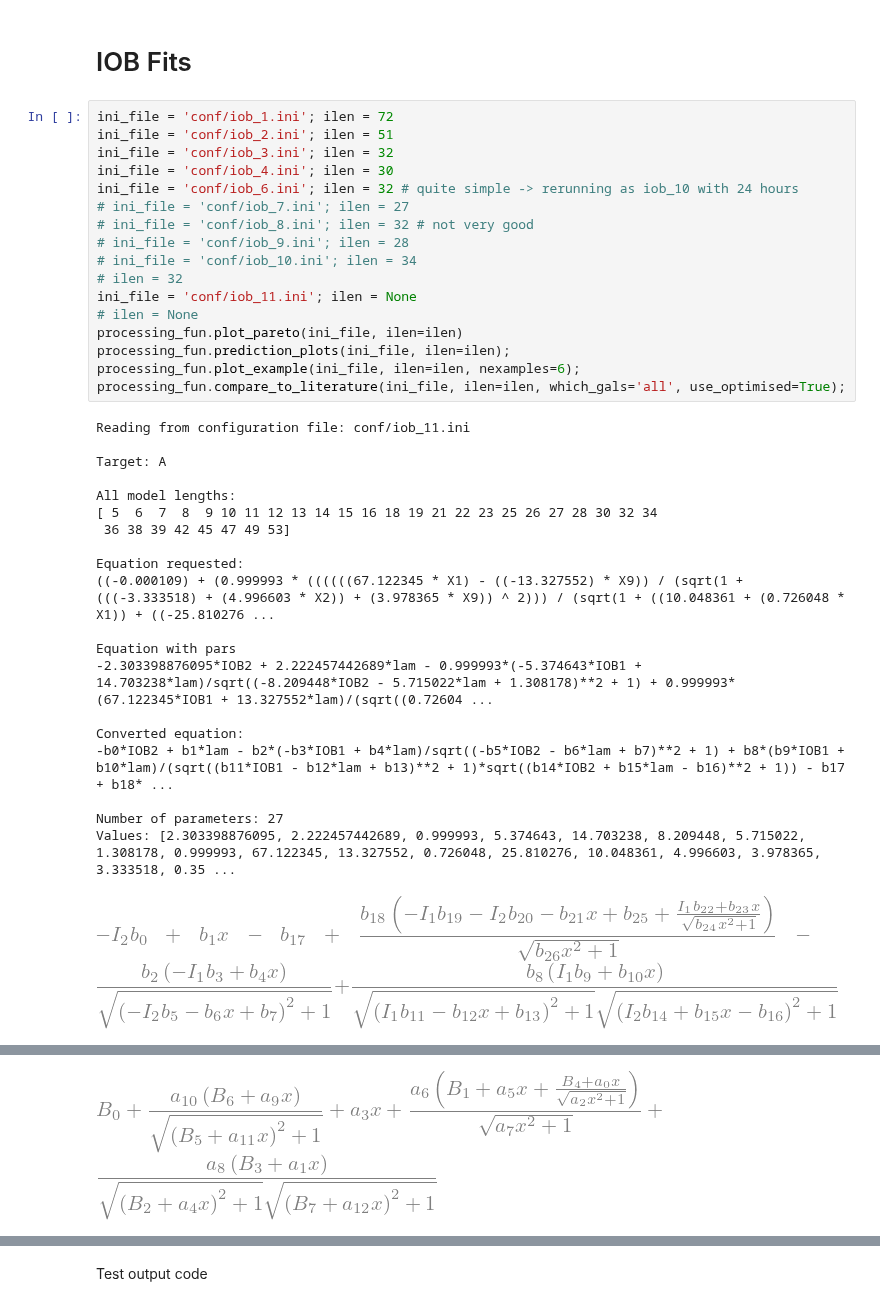
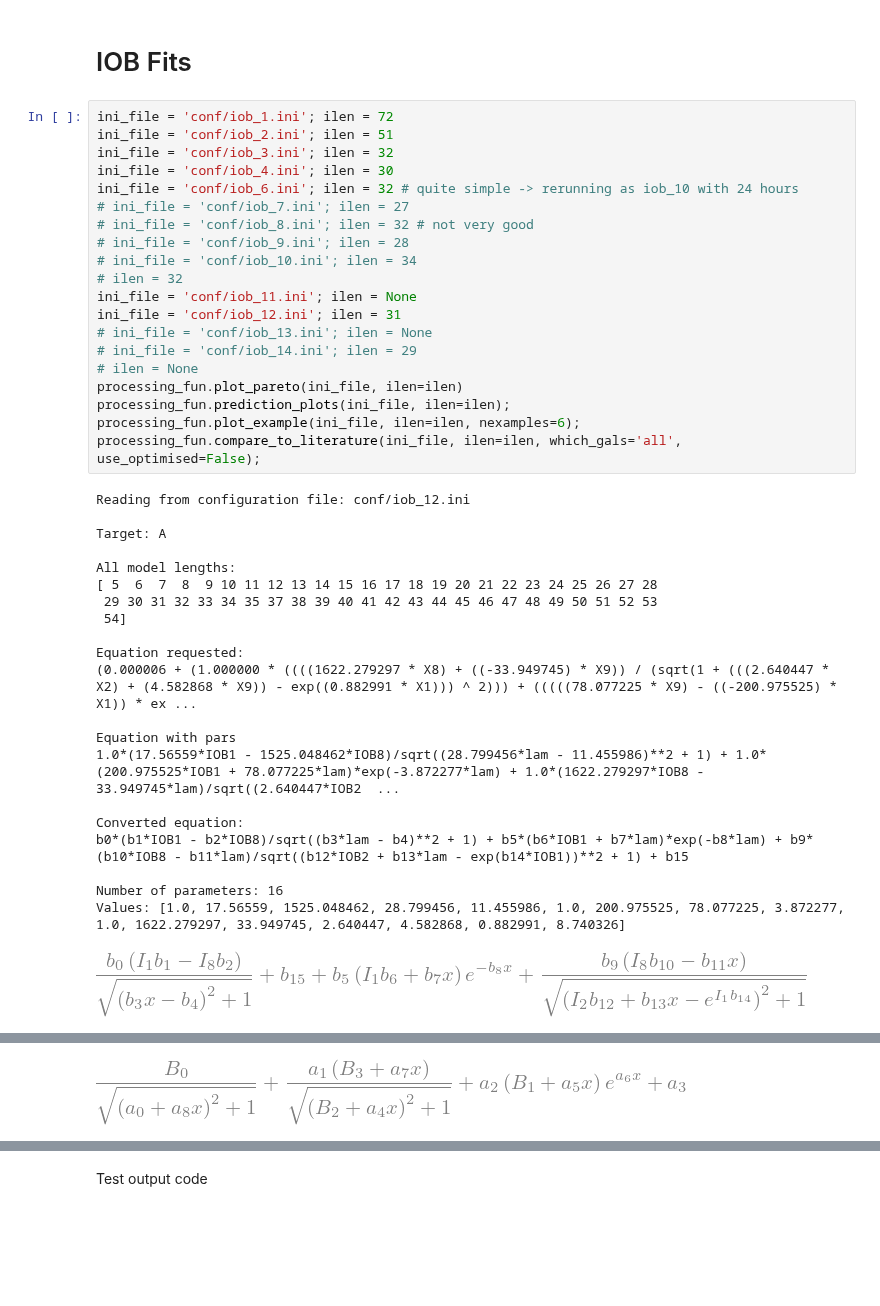
Before and after one commit to maho3/iob-attenuation, a Jupyter notebook: symbolic_regression/Results.ipynb, the cells around one changed output, grey strips where cells are left out. Drawn from its saved outputs; the diff is of its cells as text; blank space fills up the shorter version.

```diff
--- a/symbolic_regression/Results.ipynb
+++ b/symbolic_regression/Results.ipynb
@@ -15,39 +15,43 @@ import re
 # %%
 ini_file = 'conf/iob_1.ini'; ilen = 72
 ini_file = 'conf/iob_2.ini'; ilen = 51
 ini_file = 'conf/iob_3.ini'; ilen = 32
 ini_file = 'conf/iob_4.ini'; ilen = 30
 ini_file = 'conf/iob_6.ini'; ilen = 32 # quite simple -> rerunning as iob_10 with 24 hours
 # ini_file = 'conf/iob_7.ini'; ilen = 27
 # ini_file = 'conf/iob_8.ini'; ilen = 32 # not very good
 # ini_file = 'conf/iob_9.ini'; ilen = 28
 # ini_file = 'conf/iob_10.ini'; ilen = 34
 # ilen = 32
 ini_file = 'conf/iob_11.ini'; ilen = None
+ini_file = 'conf/iob_12.ini'; ilen = 31
+# ini_file = 'conf/iob_13.ini'; ilen = None
+# ini_file = 'conf/iob_14.ini'; ilen = 29
 # ilen = None
 processing_fun.plot_pareto(ini_file, ilen=ilen)
 processing_fun.prediction_plots(ini_file, ilen=ilen);
 processing_fun.plot_example(ini_file, ilen=ilen, nexamples=6);
-processing_fun.compare_to_literature(ini_file, ilen=ilen, which_gals='all', use_optimised=True);
+processing_fun.compare_to_literature(ini_file, ilen=ilen, which_gals='all', use_optimised=False);
 # %% [output]
-Reading from configuration file: conf/iob_11.ini
+Reading from configuration file: conf/iob_12.ini
 
 Target: A
 
 All model lengths:
-[ 5  6  7  8  9 10 11 12 13 14 15 16 18 19 21 22 23 25 26 27 28 30 32 34
- 36 38 39 42 45 47 49 53]
+[ 5  6  7  8  9 10 11 12 13 14 15 16 17 18 19 20 21 22 23 24 25 26 27 28
+ 29 30 31 32 33 34 35 37 38 39 40 41 42 43 44 45 46 47 48 49 50 51 52 53
+ 54]
 
 Equation requested:
-((-0.000109) + (0.999993 * ((((((67.122345 * X1) - ((-13.327552) * X9)) / (sqrt(1 + (((-3.333518) + (4.996603 * X2)) + (3.978365 * X9)) ^ 2))) / (sqrt(1 + ((10.048361 + (0.726048 * X1)) + ((-25.810276 ...
+(0.000006 + (1.000000 * ((((1622.279297 * X8) + ((-33.949745) * X9)) / (sqrt(1 + (((2.640447 * X2) + (4.582868 * X9)) - exp((0.882991 * X1))) ^ 2))) + (((((78.077225 * X9) - ((-200.975525) * X1)) * ex ...
 
 Equation with pars
--2.303398876095*IOB2 + 2.222457442689*lam - 0.999993*(-5.374643*IOB1 + 14.703238*lam)/sqrt((-8.209448*IOB2 - 5.715022*lam + 1.308178)**2 + 1) + 0.999993*(67.122345*IOB1 + 13.327552*lam)/(sqrt((0.72604 ...
+1.0*(17.56559*IOB1 - 1525.048462*IOB8)/sqrt((28.799456*lam - 11.455986)**2 + 1) + 1.0*(200.975525*IOB1 + 78.077225*lam)*exp(-3.872277*lam) + 1.0*(1622.279297*IOB8 - 33.949745*lam)/sqrt((2.640447*IOB2  ...
 
 Converted equation:
--b0*IOB2 + b1*lam - b2*(-b3*IOB1 + b4*lam)/sqrt((-b5*IOB2 - b6*lam + b7)**2 + 1) + b8*(b9*IOB1 + b10*lam)/(sqrt((b11*IOB1 - b12*lam + b13)**2 + 1)*sqrt((b14*IOB2 + b15*lam - b16)**2 + 1)) - b17 + b18* ...
+b0*(b1*IOB1 - b2*IOB8)/sqrt((b3*lam - b4)**2 + 1) + b5*(b6*IOB1 + b7*lam)*exp(-b8*lam) + b9*(b10*IOB8 - b11*lam)/sqrt((b12*IOB2 + b13*lam - exp(b14*IOB1))**2 + 1) + b15
 
-Number of parameters: 27
-Values: [2.303398876095, 2.222457442689, 0.999993, 5.374643, 14.703238, 8.209448, 5.715022, 1.308178, 0.999993, 67.122345, 13.327552, 0.726048, 25.810276, 10.048361, 4.996603, 3.978365, 3.333518, 0.35 ...
+Number of parameters: 16
+Values: [1.0, 17.56559, 1525.048462, 28.799456, 11.455986, 1.0, 200.975525, 78.077225, 3.872277, 1.0, 1622.279297, 33.949745, 2.640447, 4.582868, 0.882991, 8.740326]
-[figure, old version]
+[figure, new version]
 Latex version:
@@ -66,4 +70,4 @@ Local replacements: {B0: -IOB2*b0 - b17, B1: -IOB1*b19 - IOB2*b20 + b25, B2: IOB
-[figure, old version]
+[figure, new version]
 --------------------------------------------------------------------------------------------------------------------------------------------------------------------------------------------------------
 
 Generating code...
```
Also changed, not shown: parts of 1 cell of this notebook, 2 other files.
